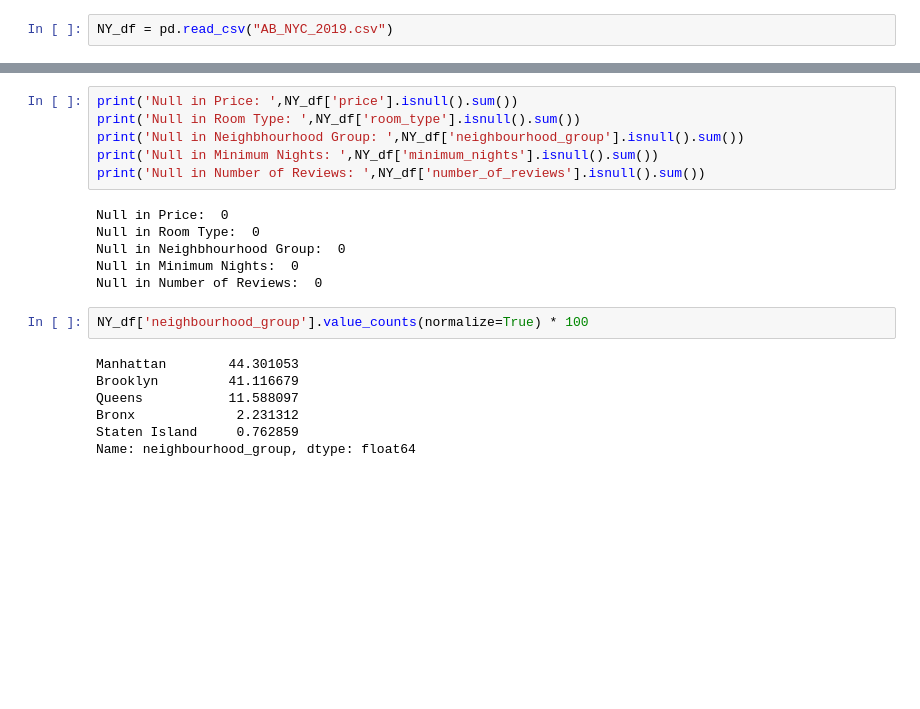
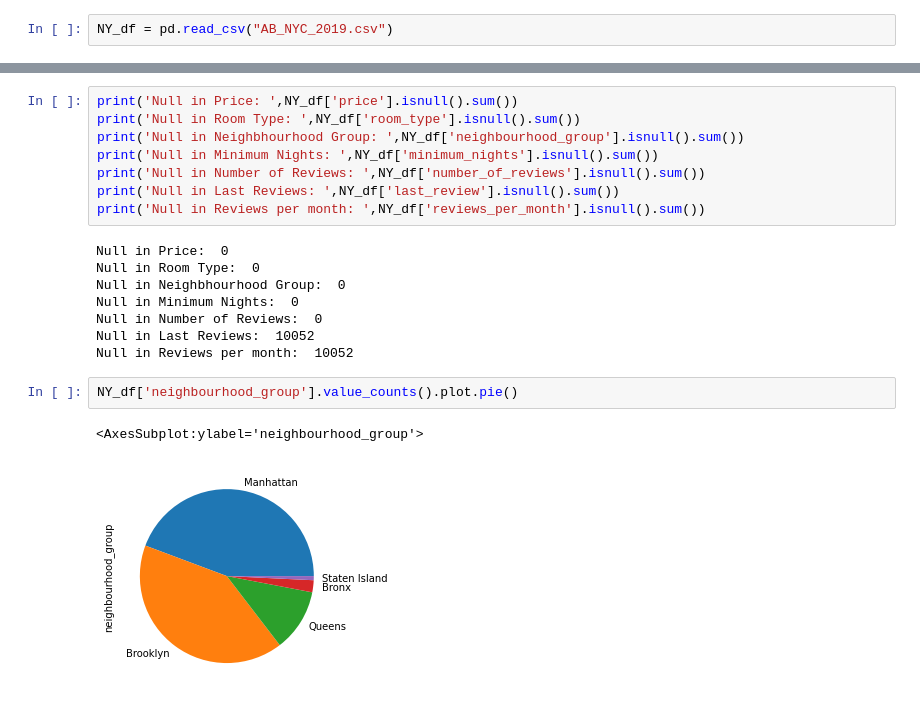
Before and after one commit to WhiteHorse101/NY-Project, a Jupyter notebook: NYC.ipynb, the cells around one changed output, grey strips where cells are left out. Drawn from its saved outputs; the diff is of its cells as text; blank space fills up the shorter version.

```diff
--- a/NYC.ipynb
+++ b/NYC.ipynb
@@ -47,19 +47,19 @@ print('Null in Room Type: ',NY_df['room_type'].isnull().sum())
 print('Null in Neighbhourhood Group: ',NY_df['neighbourhood_group'].isnull().sum())
 print('Null in Minimum Nights: ',NY_df['minimum_nights'].isnull().sum())
 print('Null in Number of Reviews: ',NY_df['number_of_reviews'].isnull().sum())
+print('Null in Last Reviews: ',NY_df['last_review'].isnull().sum())
+print('Null in Reviews per month: ',NY_df['reviews_per_month'].isnull().sum())
 # %% [output]
 Null in Price:  0
 Null in Room Type:  0
 Null in Neighbhourhood Group:  0
 Null in Minimum Nights:  0
 Null in Number of Reviews:  0
+Null in Last Reviews:  10052
+Null in Reviews per month:  10052
 # %%
-NY_df['neighbourhood_group'].value_counts(normalize=True) * 100
+NY_df['neighbourhood_group'].value_counts().plot.pie()
 # %% [output]
-Manhattan        44.301053
-Brooklyn         41.116679
-Queens           11.588097
-Bronx             2.231312
-Staten Island     0.762859
-Name: neighbourhood_group, dtype: float64
+<AxesSubplot:ylabel='neighbourhood_group'>
+[figure, added]
 # %%
```
Also changed, not shown: parts of 15 cells of this notebook.
